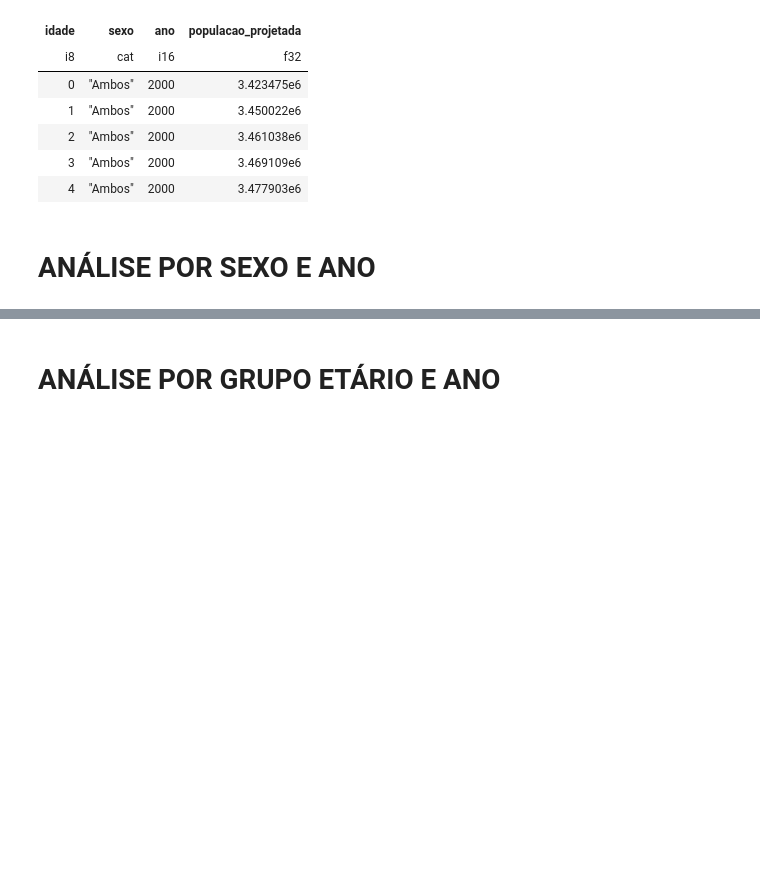
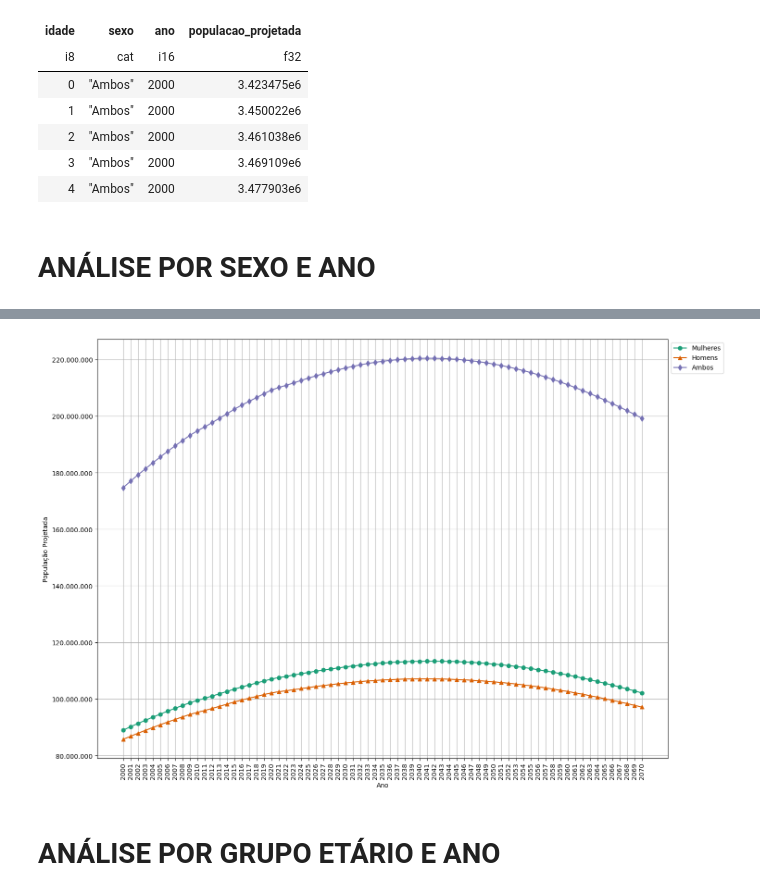
Before and after one commit to LazaroDamasceno/Rascunho-Artigo, a Jupyter notebook: analise_dados/projecao_populaco_ibge/pt_br/populacao_projetada.ipynb, the cells around one changed output, grey strips where cells are left out. Drawn from its saved outputs; the diff is of its cells as text; code cells hidden in the pictures; blank space fills up the shorter version.

Commit message:
Continou o notebook populacao_projetada, ainda incompleto

```diff
--- a/analise_dados/projecao_populaco_ibge/pt_br/populacao_projetada.ipynb
+++ b/analise_dados/projecao_populaco_ibge/pt_br/populacao_projetada.ipynb
@@ -48,3 +49,7 @@ shape: (5, 4)
 | 4 | "Ambos" | 2000 | 3.477903e6 |
 # %% [markdown]
 # ANÁLISE POR SEXO E ANO
+# %%
+df_sexo_ano = df.group_by(['sexo', 'ano']).agg(
+    pl.col('populacao_projetada').sum()
+).sort('ano', descending=False)
@@ -51,2 +67,34 @@ shape: (5, 4)
+# %%
+anos = sorted(df.select('ano').unique().to_series().to_list())
+# %%
+fig, ax = plt.subplots(figsize=(15, 10))
+
+cores = plt.get_cmap('Dark2').colors
+marcadores = ['o', '^', 'd']
+
+for (sexo, grupo), cor, marcador in zip(df_sexo_ano.group_by('sexo'), cores, marcadores):
+    ax.plot(
+        grupo.select('ano'),
+        grupo.select('populacao_projetada'),
+        color=cor,
+        marker=marcador,
+        label=sexo
+    )
+
+ax.set_ylabel('População Projetada')
+ax.set_xlabel('Ano')
+ax.grid()
+ax.tick_params('x', rotation=90)
+ax.set_xticks(anos)
+ax.legend(loc='upper left', bbox_to_anchor=(1, 1))
+ax.ticklabel_format(style='plain', axis='y')
+ax.get_yaxis().set_major_formatter(
+    ticker.FuncFormatter(lambda x, p: format(int(x), ',').replace(',', '.'))
+)
+
+plt.tight_layout()
+plt.show()
+# %% [output]
+[figure, added]
 # %% [markdown]
 # ANÁLISE POR GRUPO ETÁRIO E ANO
```
Also changed, not shown: parts of 12 cells of this notebook, 11 other files.
